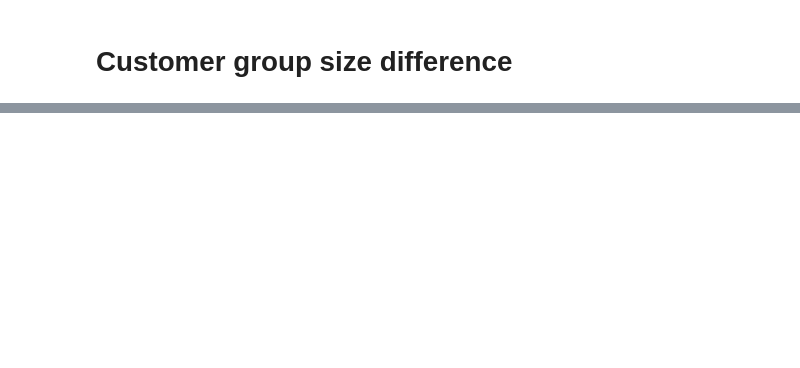
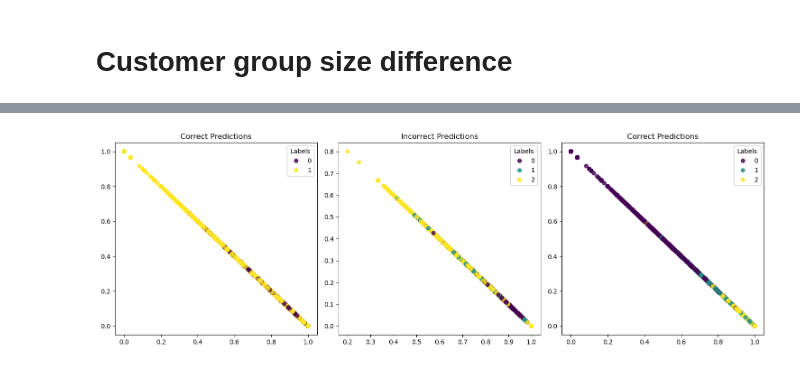
Before and after one commit to drigba/Data_mining_recommendation_system, a Jupyter notebook: baseline.ipynb, the cells around one changed output, grey strips where cells are left out. Saved outputs shown, nothing was run; the diff lists cells and outputs as text; code cells hidden in the pictures; blank space fills up the shorter version.

```diff
--- a/baseline.ipynb
+++ b/baseline.ipynb
@@ -187,4 +277,3 @@ def create_user_stat(df, group_by_cols, agg_col, agg_func):
     return merged_df
 
 usual_user_size_by_group = train_df.groupby(['customer', 'group']).agg({"size": lambda x: pd.Series.mode(x)})
-train_df = df.merge(usual_user_size_by_group, on=['customer', 'group'], suffixes=("","_customer_group_stat"))
@@ -206,0 +388,37 @@ valid_return_df = create_return_df(valid_df, valid_labels, product_stats)
+# %%
+import matplotlib.pyplot as plt
+
+preds = model.predict(features)
+correct = preds == labels
+
+incorrect_df = features[~correct]
+incorrect_labels = labels[~correct]
+
+correct_df = features[correct]
+correct_labels = labels[correct]
+
+fig, axs = plt.subplots(1, 3, figsize=(15, 5))
+
+
+
+# Plot 1
+scatter = axs[0].scatter(train_return_df["order_return_rate_mean"], train_return_df["order_no_return_rate_mean"], c=correct, alpha = 0.8)
+legend1 = axs[0].legend(*scatter.legend_elements(), title="Labels")
+axs[0].add_artist(legend1)
+axs[0].set_title('Correct Predictions')
+
+# Plot 2
+scatter = axs[1].scatter(incorrect_df["order_return_rate_mean"], incorrect_df["order_no_return_rate_mean"], c=incorrect_labels, alpha = 0.8)
+legend1 = axs[1].legend(*scatter.legend_elements(), title="Labels")
+axs[1].add_artist(legend1)
+axs[1].set_title('Incorrect Predictions')
+
+# Plot 3
+scatter = axs[2].scatter(correct_df["order_return_rate_mean"], correct_df["order_no_return_rate_mean"], c=correct_labels, alpha = 0.8)
+legend1 = axs[2].legend(*scatter.legend_elements(), title="Labels")
+axs[2].add_artist(legend1)
+axs[2].set_title('Correct Predictions')
+
+plt.tight_layout()
+plt.show()
+# %% [output]
@@ -206,0 +427 @@ valid_return_df = create_return_df(valid_df, valid_labels, product_stats)
+[figure, added]
```
Also changed, not shown: parts of 37 cells of this notebook, 3 other files.
